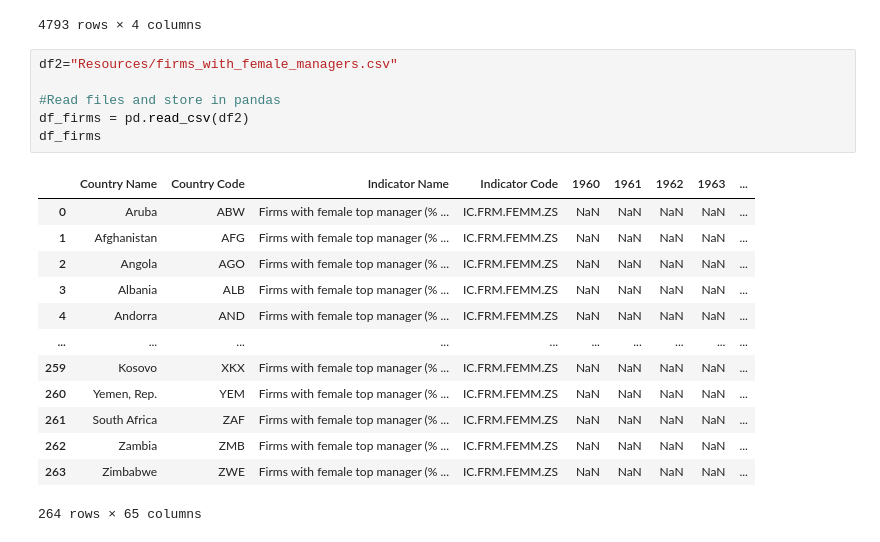
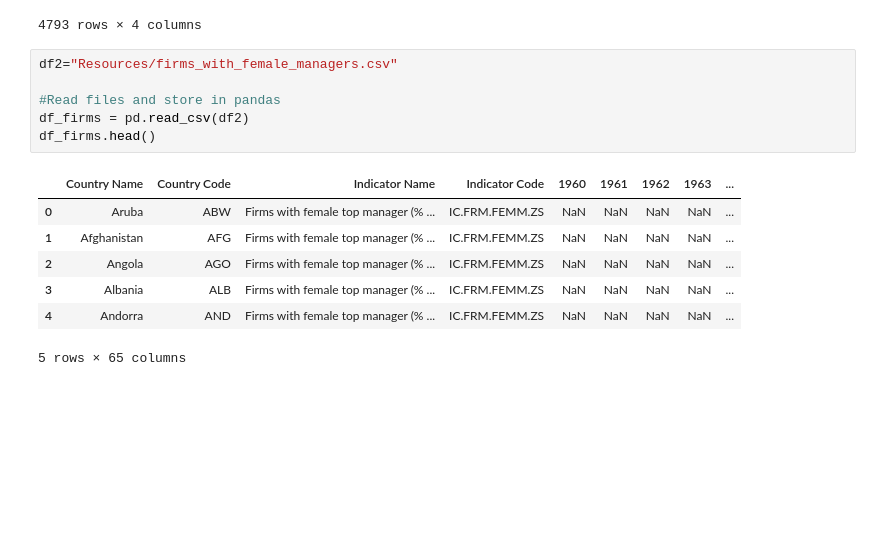
Before and after one commit to liliana-ilut/women-in-power, a Jupyter notebook: girlspower.ipynb, the cells around one changed output. Drawn from its saved outputs; the diff is of its cells as text; blank space fills up the shorter version.

```diff
--- a/girlspower.ipynb
+++ b/girlspower.ipynb
@@ -86,23 +86,17 @@ df_power_rename
 # %%
 df2="Resources/firms_with_female_managers.csv"
 
 #Read files and store in pandas
 df_firms = pd.read_csv(df2)
-df_firms
+df_firms.head()
 # %% [output]
 |  | Country Name | Country Code | Indicator Name | Indicator Code | 1960 | 1961 | 1962 | 1963 | ... |
 | 0 | Aruba | ABW | Firms with female top manager (% ... | IC.FRM.FEMM.ZS | NaN | NaN | NaN | NaN | ... |
 | 1 | Afghanistan | AFG | Firms with female top manager (% ... | IC.FRM.FEMM.ZS | NaN | NaN | NaN | NaN | ... |
 | 2 | Angola | AGO | Firms with female top manager (% ... | IC.FRM.FEMM.ZS | NaN | NaN | NaN | NaN | ... |
 | 3 | Albania | ALB | Firms with female top manager (% ... | IC.FRM.FEMM.ZS | NaN | NaN | NaN | NaN | ... |
 | 4 | Andorra | AND | Firms with female top manager (% ... | IC.FRM.FEMM.ZS | NaN | NaN | NaN | NaN | ... |
-| ... | ... | ... | ... | ... | ... | ... | ... | ... | ... |
-| 259 | Kosovo | XKX | Firms with female top manager (% ... | IC.FRM.FEMM.ZS | NaN | NaN | NaN | NaN | ... |
-| 260 | Yemen, Rep. | YEM | Firms with female top manager (% ... | IC.FRM.FEMM.ZS | NaN | NaN | NaN | NaN | ... |
-| 261 | South Africa | ZAF | Firms with female top manager (% ... | IC.FRM.FEMM.ZS | NaN | NaN | NaN | NaN | ... |
-| 262 | Zambia | ZMB | Firms with female top manager (% ... | IC.FRM.FEMM.ZS | NaN | NaN | NaN | NaN | ... |
-| 263 | Zimbabwe | ZWE | Firms with female top manager (% ... | IC.FRM.FEMM.ZS | NaN | NaN | NaN | NaN | ... |
-264 rows × 65 columns
+5 rows × 65 columns
 # %%
 # fill the NaN with "0" value
 df_firms_fill= df_firms.fillna(0)
```
Also changed, not shown: parts of 8 cells of this notebook.
